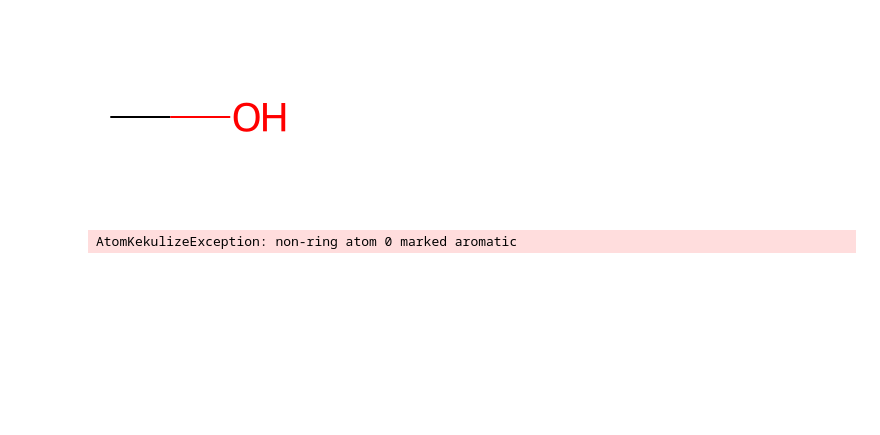
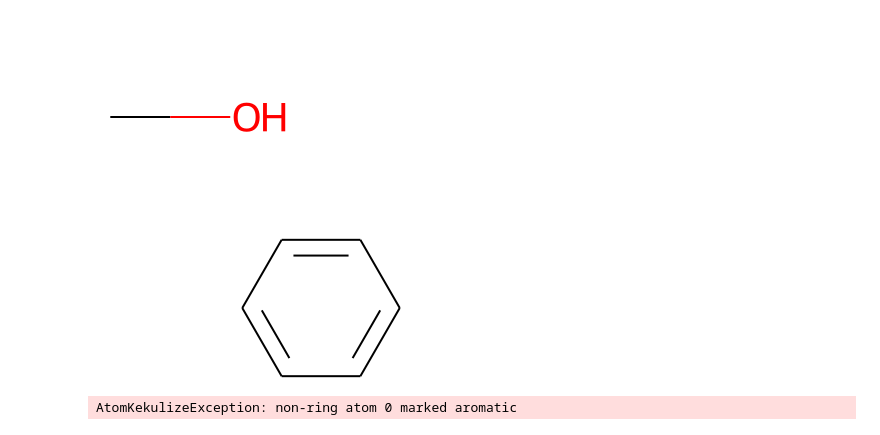
Before and after one commit to lich-uct/cdd2021, a Jupyter notebook: brazdilv/07_hashed_fingerprints_ecfp.ipynb, the cells around one changed output. Cells and saved outputs as stored; diff of their text form; code cells hidden in the pictures; blank space fills up the shorter version.

```diff
--- a/brazdilv/07_hashed_fingerprints_ecfp.ipynb
+++ b/brazdilv/07_hashed_fingerprints_ecfp.ipynb
@@ -143,4 +143,9 @@ acetic_acid = Chem.MolFromSmiles("CC(O)=O")
 Draw.MolsToGridImage(substructures_of_bit_ecfp4_1024(acetic_acid, 389))
 # %% [output]
 [figure]
+# %%
+benzene = Chem.MolFromSmiles("c1ccccc1")
+benzene
+# %% [output]
+[figure, added]
 # %%
```
Also changed, not shown: parts of 1 cell of this notebook, 1 other file.
